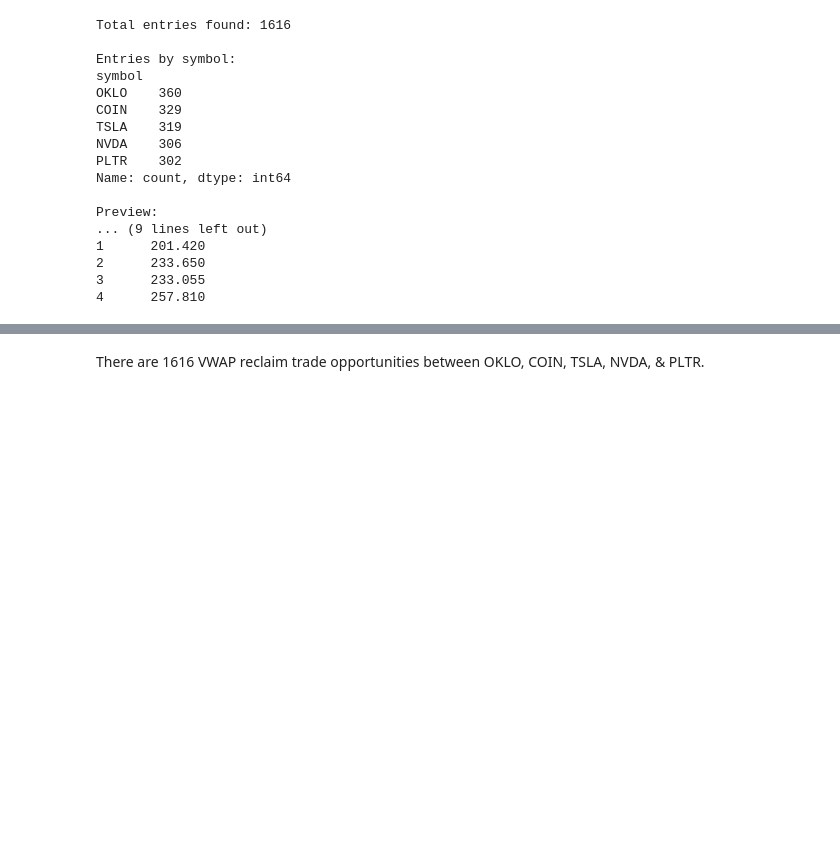
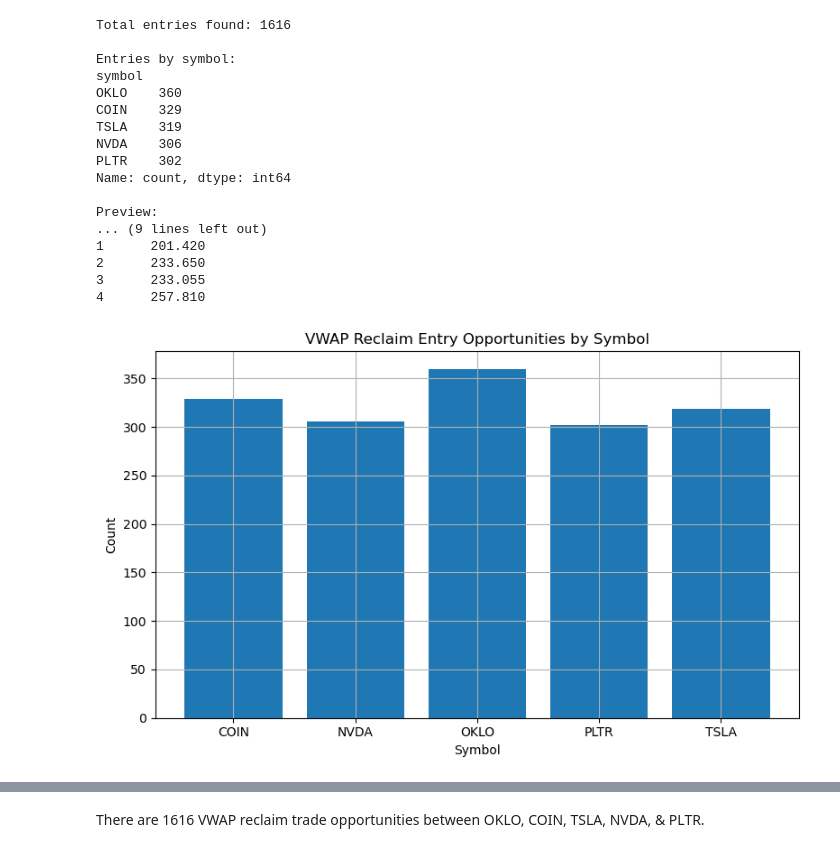
Before and after one commit to navanodonavan/Adaptive_Scalping_Parameter_Optimizer_ML_MSAAI590, a Jupyter notebook: 0.1 EDA Feature Engineering.ipynb, the cells around one changed output, grey strips where cells are left out. Saved outputs shown, nothing was run; the diff lists cells and outputs as text; code cells hidden in the pictures; blank space fills up the shorter version.

```diff
--- a/0.1 EDA Feature Engineering.ipynb
+++ b/0.1 EDA Feature Engineering.ipynb
@@ -461,3 +503,16 @@ Preview:
 2      233.650
 3      233.055
 4      257.810
+# %%
+# visualize entries by stock
+entry_counts = entries["symbol"].value_counts().sort_index()
+
+plt.figure(figsize=(8, 5))
+plt.bar(entry_counts.index, entry_counts.values)
+plt.title("VWAP Reclaim Entry Opportunities by Symbol")
+plt.xlabel("Symbol")
+plt.ylabel("Count")
+plt.tight_layout()
+plt.show()
+# %% [output]
+[figure, added]
```
Also changed, not shown: parts of 9 cells of this notebook.
